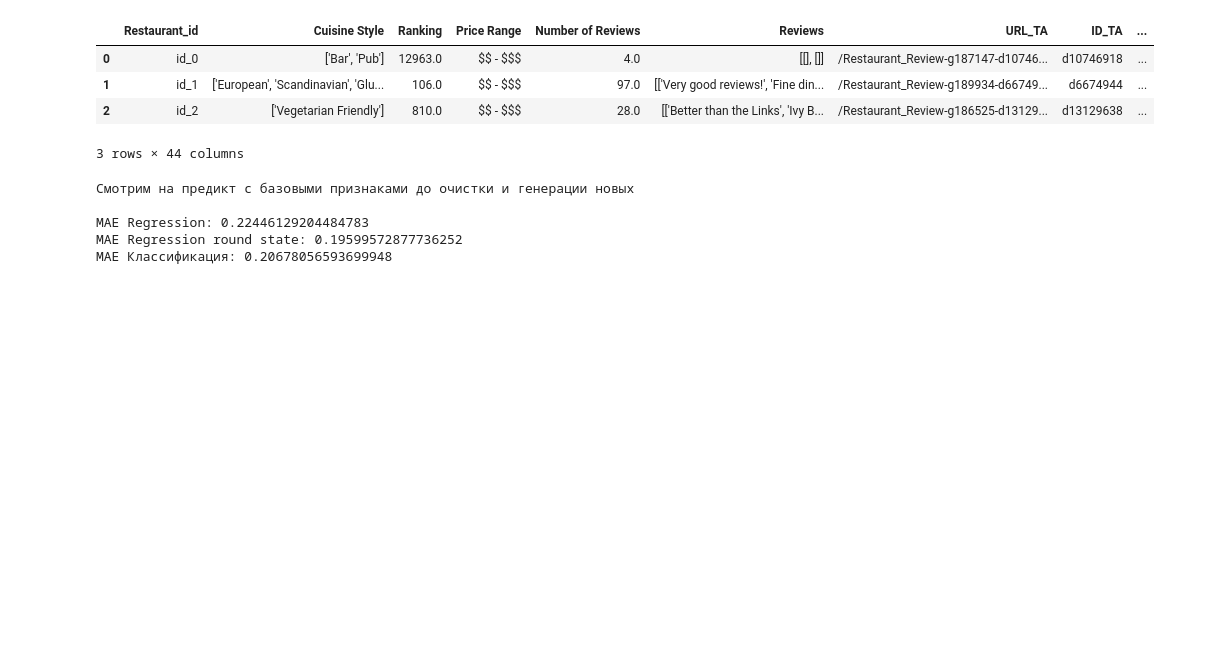
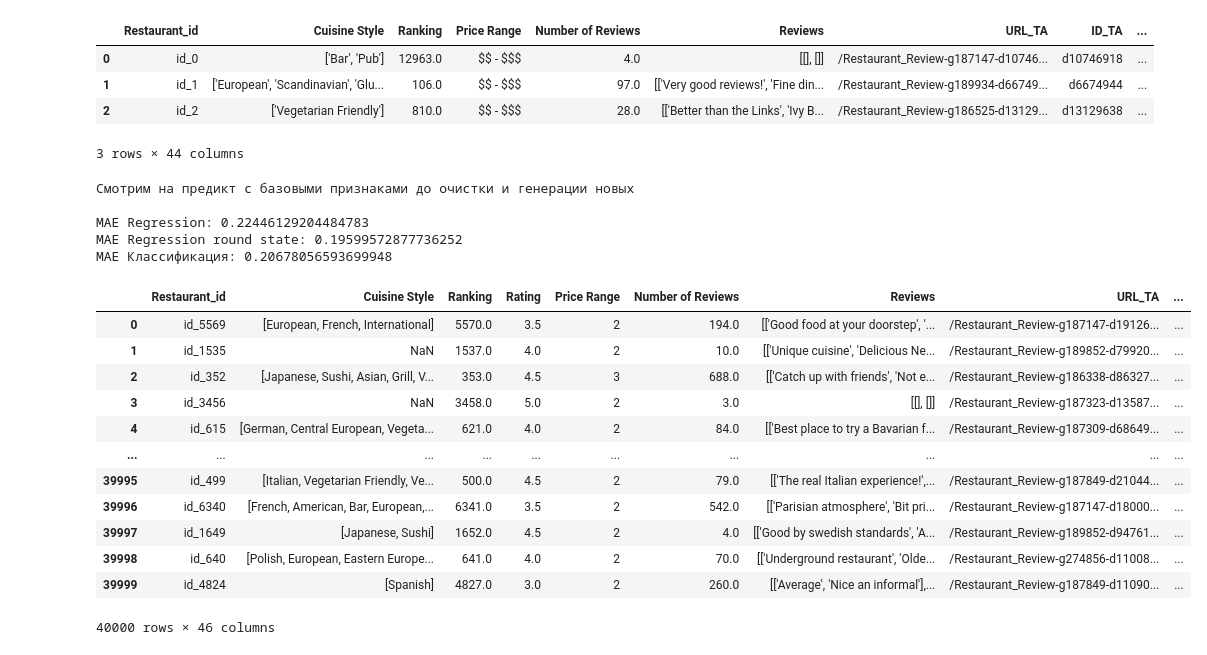
Before and after one commit to maximka1980/SF_DSPRO, a Jupyter notebook: module_3/module3_predict_submission.ipynb, the cells around one changed output. Cells and saved outputs as stored; diff of their text form; code cells hidden in the pictures; blank space fills up the shorter version.

```diff
--- a/module_3/module3_predict_submission.ipynb
+++ b/module_3/module3_predict_submission.ipynb
@@ -434,0 +437,20 @@ MAE Классификация: 0.20678056593699948
+# %%
+# здесь не учитываются пропуски, надо их убрать раньше либо сейас, заменив на данные парсинга
+
+
+df['Cuisine Style']=df['Cuisine Style'].str.findall(r"'([\w\s]*)'")
+df
+# %% [output]
+|  | Restaurant_id | Cuisine Style | Ranking | Rating | Price Range | Number of Reviews | Reviews | URL_TA | ... |
+| 0 | id_5569 | [European, French, International] | 5570.0 | 3.5 | 2 | 194.0 | [['Good food at your doorstep', '... | /Restaurant_Review-g187147-d19126... | ... |
+| 1 | id_1535 | NaN | 1537.0 | 4.0 | 2 | 10.0 | [['Unique cuisine', 'Delicious Ne... | /Restaurant_Review-g189852-d79920... | ... |
+| 2 | id_352 | [Japanese, Sushi, Asian, Grill, V... | 353.0 | 4.5 | 3 | 688.0 | [['Catch up with friends', 'Not e... | /Restaurant_Review-g186338-d86327... | ... |
+| 3 | id_3456 | NaN | 3458.0 | 5.0 | 2 | 3.0 | [[], []] | /Restaurant_Review-g187323-d13587... | ... |
+| 4 | id_615 | [German, Central European, Vegeta... | 621.0 | 4.0 | 2 | 84.0 | [['Best place to try a Bavarian f... | /Restaurant_Review-g187309-d68649... | ... |
+| ... | ... | ... | ... | ... | ... | ... | ... | ... | ... |
+| 39995 | id_499 | [Italian, Vegetarian Friendly, Ve... | 500.0 | 4.5 | 2 | 79.0 | [['The real Italian experience!',... | /Restaurant_Review-g187849-d21044... | ... |
+| 39996 | id_6340 | [French, American, Bar, European,... | 6341.0 | 3.5 | 2 | 542.0 | [['Parisian atmosphere', 'Bit pri... | /Restaurant_Review-g187147-d18000... | ... |
+| 39997 | id_1649 | [Japanese, Sushi] | 1652.0 | 4.5 | 2 | 4.0 | [['Good by swedish standards', 'A... | /Restaurant_Review-g189852-d94761... | ... |
+| 39998 | id_640 | [Polish, European, Eastern Europe... | 641.0 | 4.0 | 2 | 70.0 | [['Underground restaurant', 'Olde... | /Restaurant_Review-g274856-d11008... | ... |
+| 39999 | id_4824 | [Spanish] | 4827.0 | 3.0 | 2 | 260.0 | [['Average', 'Nice an informal'],... | /Restaurant_Review-g187849-d11090... | ... |
+40000 rows × 46 columns
```
Also changed, not shown: parts of 1 cell of this notebook.
